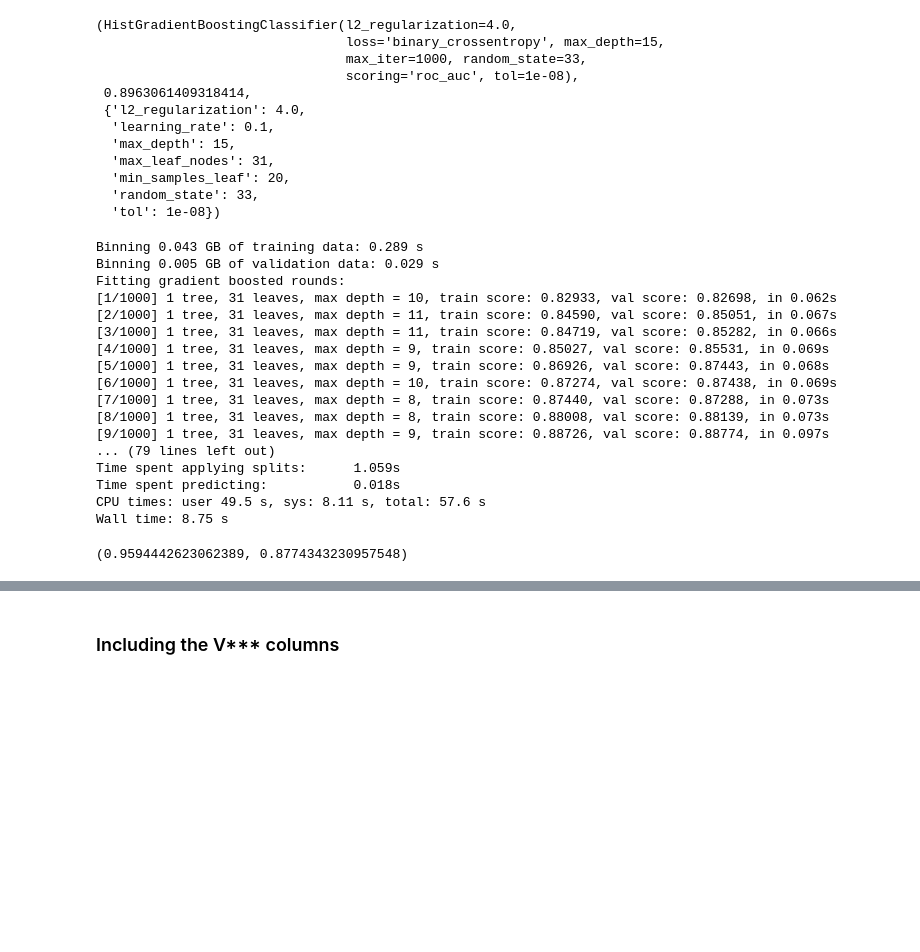
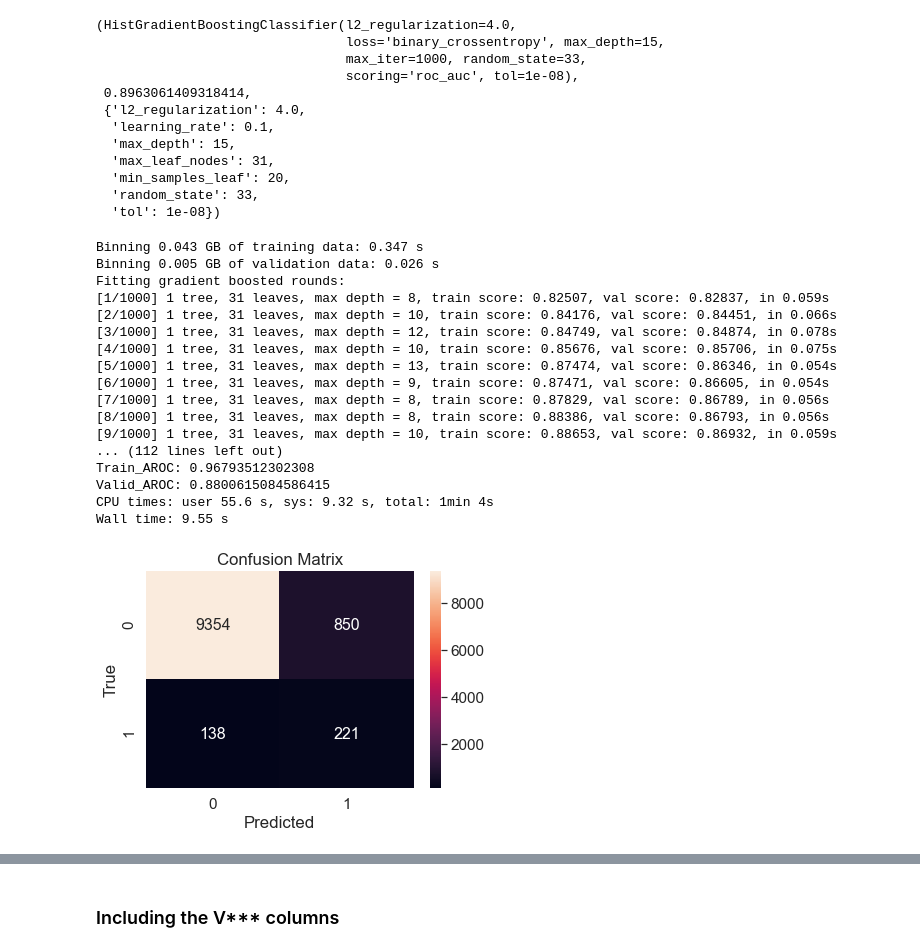
Before and after one commit to BoronII/fraud-detection-pytorch-scikit-fastai, a Jupyter notebook: 03_Gradient boosted trees without feature engineering and without V features.ipynb, the cells around one changed output, grey strips where cells are left out. Saved outputs shown, nothing was run; the diff lists cells and outputs as text; code cells hidden in the pictures; blank space fills up the shorter version.

```diff
--- a/03_Gradient boosted trees without feature engineering and without V features.ipynb
+++ b/03_Gradient boosted trees without feature engineering and without V features.ipynb
@@ -494,28 +514,30 @@ Wall time: 6min 48s
   'tol': 1e-08})
 # %%
 %%time
-clf = HistGradientBoostingClassifier(loss='binary_crossentropy', verbose=1,
+m = HistGradientBoostingClassifier(loss='binary_crossentropy', verbose=1,
                                     max_iter=1000, scoring='roc_auc',
                                     max_depth=15, learning_rate=0.1,
                                     l2_regularization=4.0)
-clf.fit(xs,y)
-m_roc(y, xs), m_roc(valid_y, valid_xs)
+_, _, baseline_prob, baseline_pred = fit(m)
 # %% [output]
-Binning 0.043 GB of training data: 0.289 s
-Binning 0.005 GB of validation data: 0.029 s
+Binning 0.043 GB of training data: 0.347 s
+Binning 0.005 GB of validation data: 0.026 s
 Fitting gradient boosted rounds:
-[1/1000] 1 tree, 31 leaves, max depth = 10, train score: 0.82933, val score: 0.82698, in 0.062s
-[2/1000] 1 tree, 31 leaves, max depth = 11, train score: 0.84590, val score: 0.85051, in 0.067s
-[3/1000] 1 tree, 31 leaves, max depth = 11, train score: 0.84719, val score: 0.85282, in 0.066s
-[4/1000] 1 tree, 31 leaves, max depth = 9, train score: 0.85027, val score: 0.85531, in 0.069s
-[5/1000] 1 tree, 31 leaves, max depth = 9, train score: 0.86926, val score: 0.87443, in 0.068s
-[6/1000] 1 tree, 31 leaves, max depth = 10, train score: 0.87274, val score: 0.87438, in 0.069s
-[7/1000] 1 tree, 31 leaves, max depth = 8, train score: 0.87440, val score: 0.87288, in 0.073s
-[8/1000] 1 tree, 31 leaves, max depth = 8, train score: 0.88008, val score: 0.88139, in 0.073s
-[9/1000] 1 tree, 31 leaves, max depth = 9, train score: 0.88726, val score: 0.88774, in 0.097s
-... (79 lines left out)
-Time spent applying splits:      1.059s
-Time spent predicting:           0.018s
-CPU times: user 49.5 s, sys: 8.11 s, total: 57.6 s
-Wall time: 8.75 s
+[1/1000] 1 tree, 31 leaves, max depth = 8, train score: 0.82507, val score: 0.82837, in 0.059s
+[2/1000] 1 tree, 31 leaves, max depth = 10, train score: 0.84176, val score: 0.84451, in 0.066s
+[3/1000] 1 tree, 31 leaves, max depth = 12, train score: 0.84749, val score: 0.84874, in 0.078s
+[4/1000] 1 tree, 31 leaves, max depth = 10, train score: 0.85676, val score: 0.85706, in 0.075s
+[5/1000] 1 tree, 31 leaves, max depth = 13, train score: 0.87474, val score: 0.86346, in 0.054s
+[6/1000] 1 tree, 31 leaves, max depth = 9, train score: 0.87471, val score: 0.86605, in 0.054s
+[7/1000] 1 tree, 31 leaves, max depth = 8, train score: 0.87829, val score: 0.86789, in 0.056s
+[8/1000] 1 tree, 31 leaves, max depth = 8, train score: 0.88386, val score: 0.86793, in 0.056s
+[9/1000] 1 tree, 31 leaves, max depth = 10, train score: 0.88653, val score: 0.86932, in 0.059s
+... (112 lines left out)
+Train_AROC: 0.96793512302308
+Valid_AROC: 0.8800615084586415
+CPU times: user 55.6 s, sys: 9.32 s, total: 1min 4s
+Wall time: 9.55 s
-(0.9594442623062389, 0.8774343230957548)
+# %%
+fig = plot_confusion_matrix(valid_y, pred_valid)
+# %% [output]
+[figure, added]
```
Also changed, not shown: parts of 33 cells of this notebook, 1 other file.
